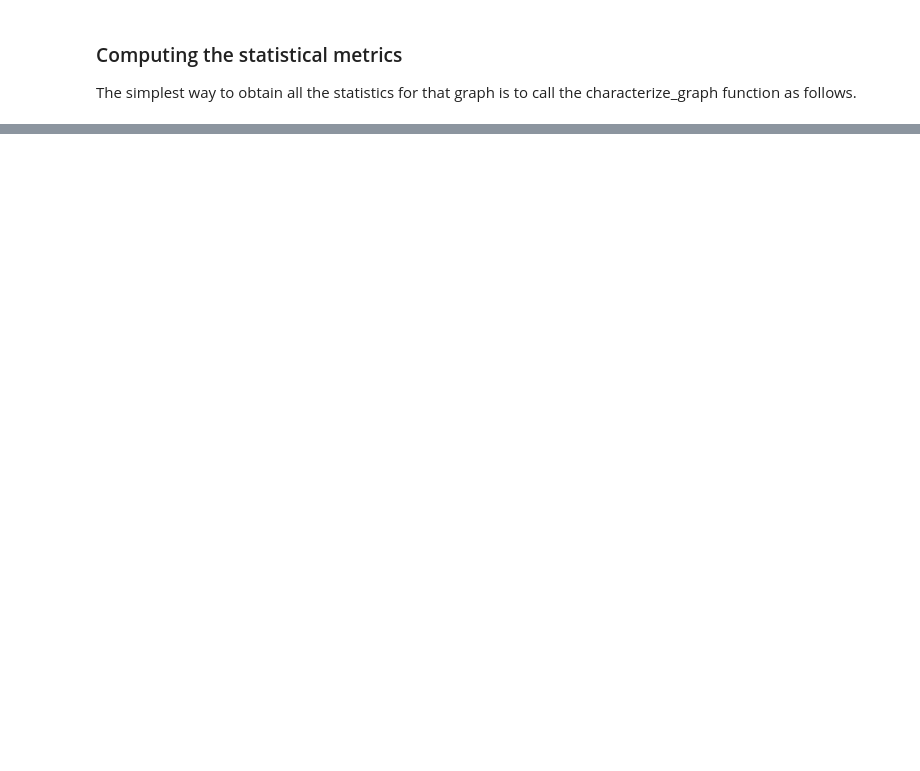
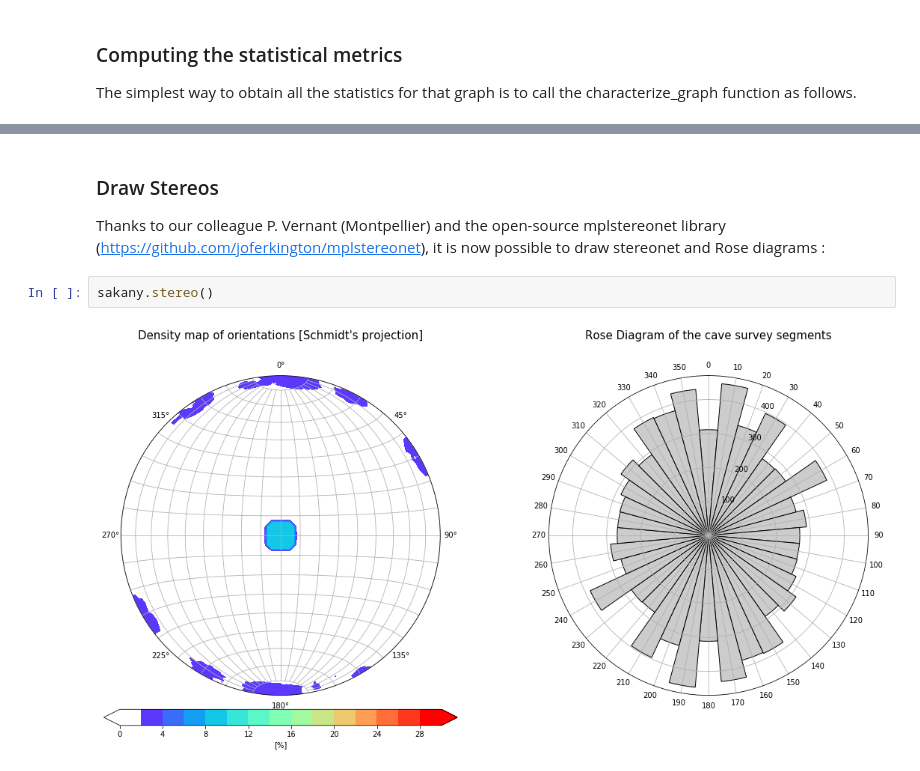
Before and after one commit to karstnet/karstnet, a Jupyter notebook: notebooks/realNetwork_example.ipynb, the cells around one changed output, grey strips where cells are left out. Cells and saved outputs as stored; diff of their text form; blank space fills up the shorter version.

```diff
--- a/notebooks/realNetwork_example.ipynb
+++ b/notebooks/realNetwork_example.ipynb
@@ -98,0 +102,8 @@ Computing:
+# %% [markdown]
+### Draw Stereos
+
+Thanks to our colleague P. Vernant (Montpellier) and the open-source mplstereonet library (https://github.com/joferkington/mplstereonet), it is now possible to draw stereonet and Rose diagrams :
+# %%
+sakany.stereo()
+# %% [output]
+[figure, added]
```
Also changed, not shown: parts of 6 cells of this notebook, 8 other files.
